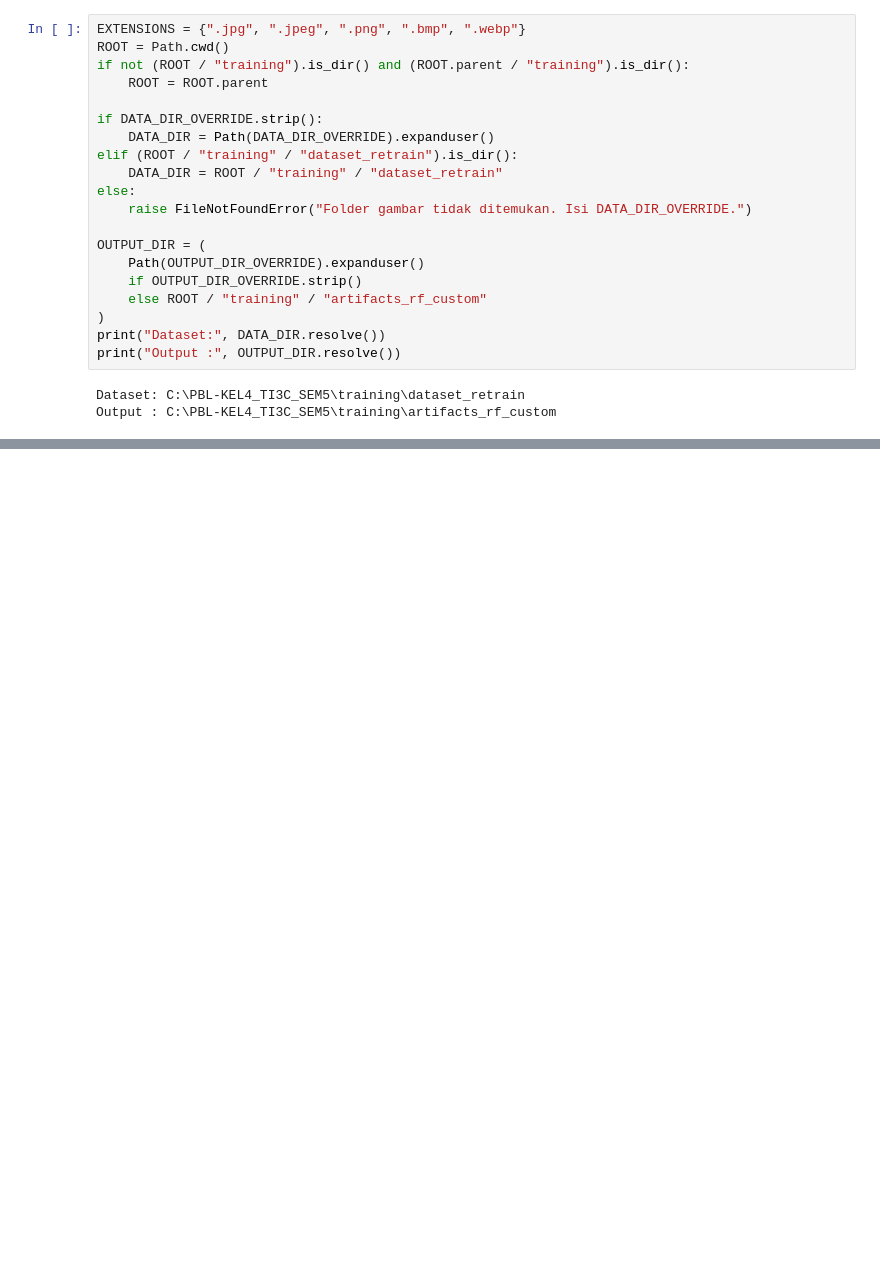
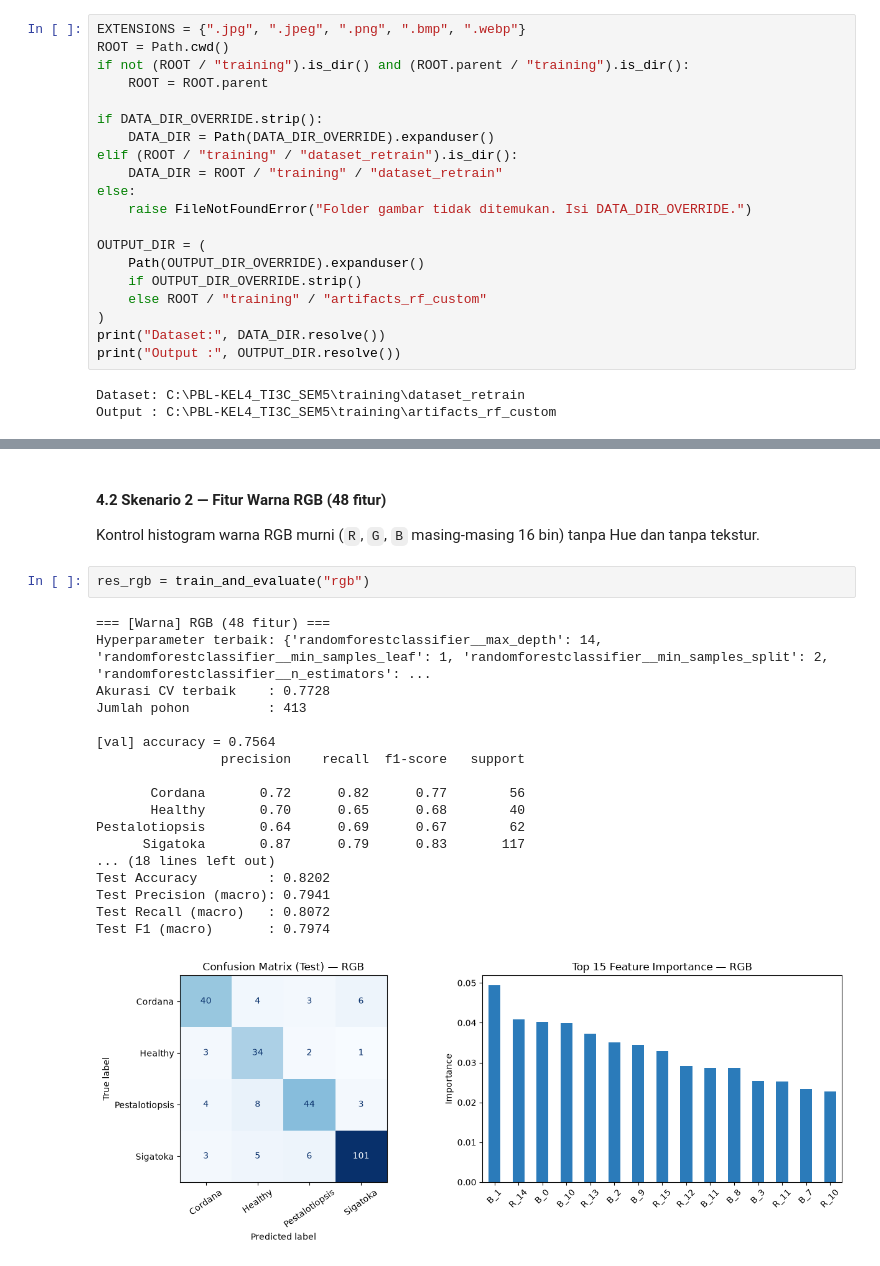
Before and after one commit to SitiMutmainah15/PBL-KEL4_TI3C_SEM5, a Jupyter notebook: training/train_random_forest_custom.ipynb, the cells around one changed output, grey strips where cells are left out. Cells and saved outputs as stored; diff of their text form; blank space fills up the shorter version.

```diff
--- a/training/train_random_forest_custom.ipynb
+++ b/training/train_random_forest_custom.ipynb
@@ -239,0 +760,25 @@ Jumlah pohon: 413
+# %% [markdown]
+#### 4.2 Skenario 2 — Fitur Warna RGB (48 fitur)
+
+Kontrol histogram warna RGB murni (`R`, `G`, `B` masing-masing 16 bin) tanpa Hue dan tanpa tekstur.
+# %%
+res_rgb = train_and_evaluate("rgb")
+# %% [output]
+=== [Warna] RGB (48 fitur) ===
+Hyperparameter terbaik: {'randomforestclassifier__max_depth': 14, 'randomforestclassifier__min_samples_leaf': 1, 'randomforestclassifier__min_samples_split': 2, 'randomforestclassifier__n_estimators': ...
+Akurasi CV terbaik    : 0.7728
+Jumlah pohon          : 413
+
+[val] accuracy = 0.7564
+                precision    recall  f1-score   support
+
+       Cordana       0.72      0.82      0.77        56
+       Healthy       0.70      0.65      0.68        40
+Pestalotiopsis       0.64      0.69      0.67        62
+      Sigatoka       0.87      0.79      0.83       117
+... (18 lines left out)
+Test Accuracy         : 0.8202
+Test Precision (macro): 0.7941
+Test Recall (macro)   : 0.8072
+Test F1 (macro)       : 0.7974
+[figure, added]
```
Also changed, not shown: parts of 45 cells of this notebook, 1 other file.
